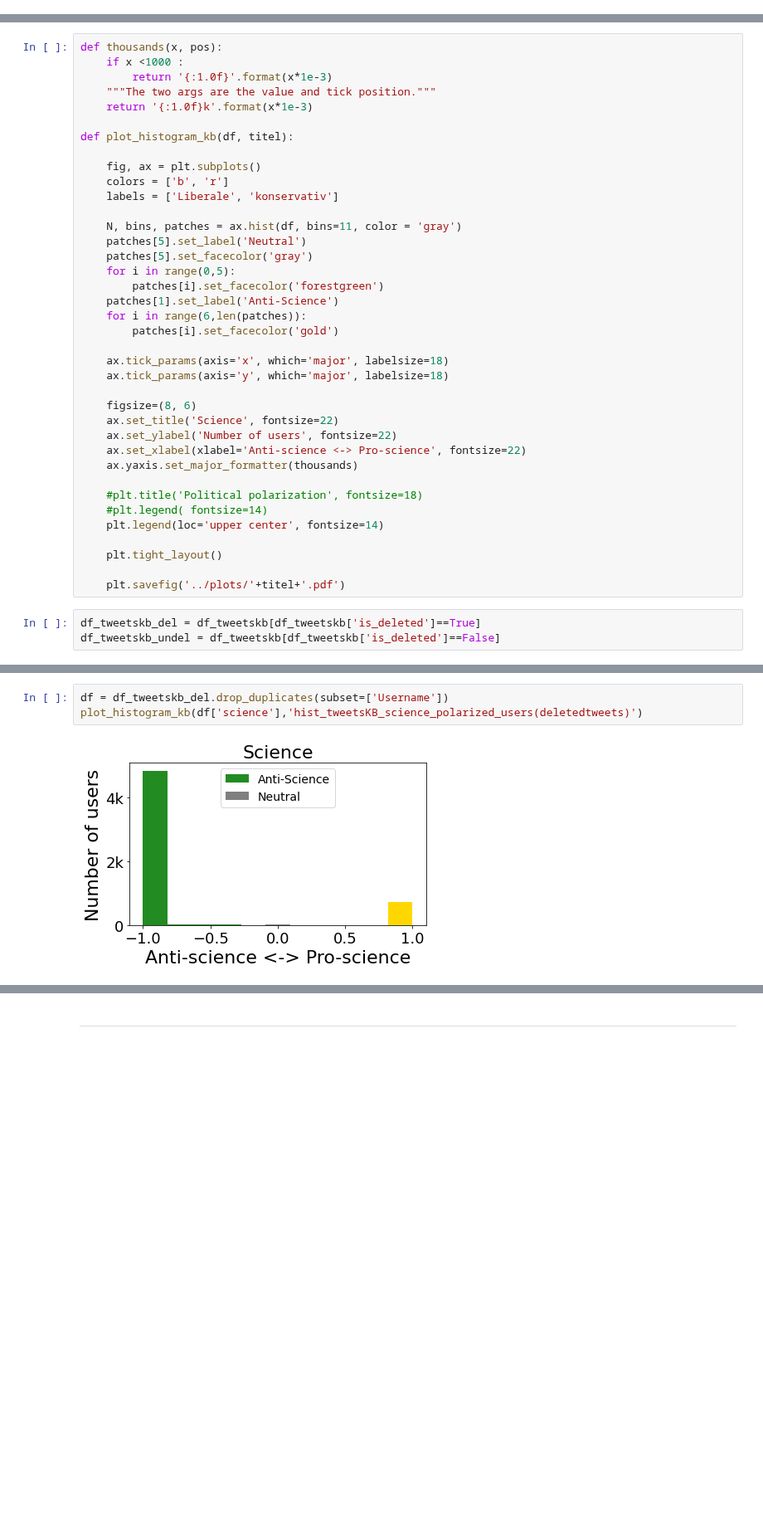
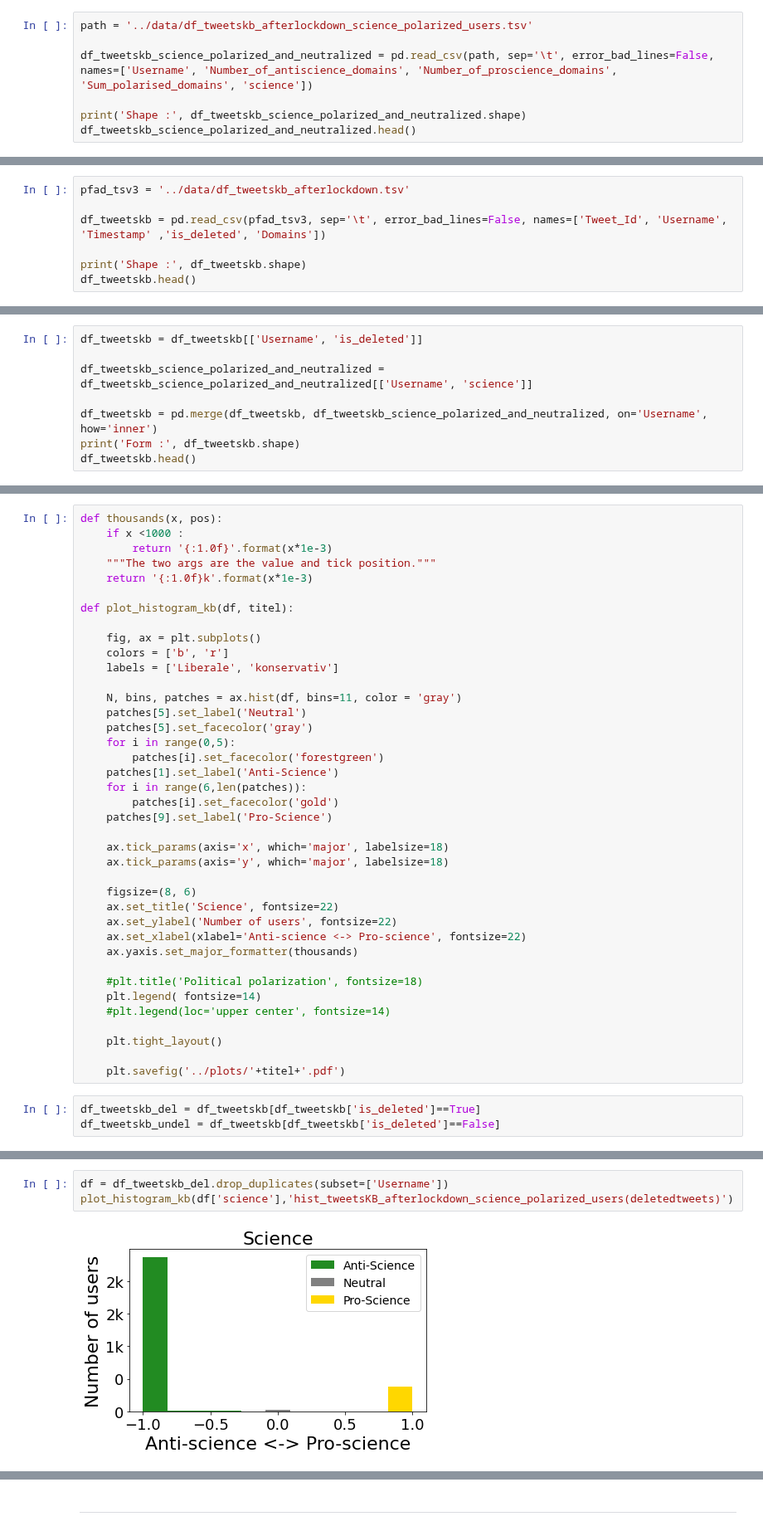
Before and after one commit to MoSamani/Deleted-Tweets, a Jupyter notebook: user_polarisiation/Plot_science_Polarisiation.ipynb, the cells around one changed output, grey strips where cells are left out. Shown at 83% size. Drawn from its saved outputs; the diff is of its cells as text; blank space fills up the shorter version.

```diff
--- a/user_polarisiation/Plot_science_Polarisiation.ipynb
+++ b/user_polarisiation/Plot_science_Polarisiation.ipynb
@@ -480,3 +528,10 @@ Form : (159330, 4)
 | 4 | caveofbeauty | False | 0.9898 | 1.0000 |
 # %% [markdown]
 ***
+# %%
+path = '../data/df_tweetskb_afterlockdown_science_polarized_users.tsv'
+
+df_tweetskb_science_polarized_and_neutralized = pd.read_csv(path, sep='\t', error_bad_lines=False, names=['Username', 'Number_of_antiscience_domains', 'Number_of_proscience_domains', 'Sum_polarised_domains', 'science'])
+
+print('Shape :', df_tweetskb_science_polarized_and_neutralized.shape)
+df_tweetskb_science_polarized_and_neutralized.head()
@@ -482,0 +546,7 @@ Form : (159330, 4)
+# %%
+pfad_tsv3 = '../data/df_tweetskb_afterlockdown.tsv'
+
+df_tweetskb = pd.read_csv(pfad_tsv3, sep='\t', error_bad_lines=False, names=['Tweet_Id', 'Username', 'Timestamp' ,'is_deleted', 'Domains'])
+
+print('Shape :', df_tweetskb.shape)
+df_tweetskb.head()
@@ -482,0 +561,8 @@ Form : (159330, 4)
+# %%
+df_tweetskb = df_tweetskb[['Username', 'is_deleted']]
+
+df_tweetskb_science_polarized_and_neutralized = df_tweetskb_science_polarized_and_neutralized[['Username', 'science']]
+
+df_tweetskb = pd.merge(df_tweetskb, df_tweetskb_science_polarized_and_neutralized, on='Username', how='inner')
+print('Form :', df_tweetskb.shape)
+df_tweetskb.head()
@@ -619,6 +715,7 @@ def plot_histogram_kb(df, titel):
     patches[1].set_label('Anti-Science')
     for i in range(6,len(patches)):
         patches[i].set_facecolor('gold')
+    patches[9].set_label('Pro-Science')
 
     ax.tick_params(axis='x', which='major', labelsize=18)
     ax.tick_params(axis='y', which='major', labelsize=18)
@@ -630,8 +727,8 @@ def plot_histogram_kb(df, titel):
     ax.yaxis.set_major_formatter(thousands)
 
     #plt.title('Political polarization', fontsize=18)
-    #plt.legend( fontsize=14)
-    plt.legend(loc='upper center', fontsize=14)
+    plt.legend( fontsize=14)
+    #plt.legend(loc='upper center', fontsize=14)
 
     plt.tight_layout()
 
@@ -648,8 +745,8 @@ plot_histogram_kb(df['science'],'hist_tweetsKB_science_polarized_users(alltweets
 # %%
 df = df_tweetskb_del.drop_duplicates(subset=['Username'])
-plot_histogram_kb(df['science'],'hist_tweetsKB_science_polarized_users(deletedtweets)')
+plot_histogram_kb(df['science'],'hist_tweetsKB_afterlockdown_science_polarized_users(deletedtweets)')
 # %% [output]
-[figure, old version]
+[figure, new version]
 # %%
 df = df_tweetskb_undel.drop_duplicates(subset=['Username'])
 plot_histogram_kb(df['science'],'hist_tweetsKB_science_polarized_users(nondeletedtweets)')
```
Also changed, not shown: parts of 11 cells of this notebook, 19 other files.
